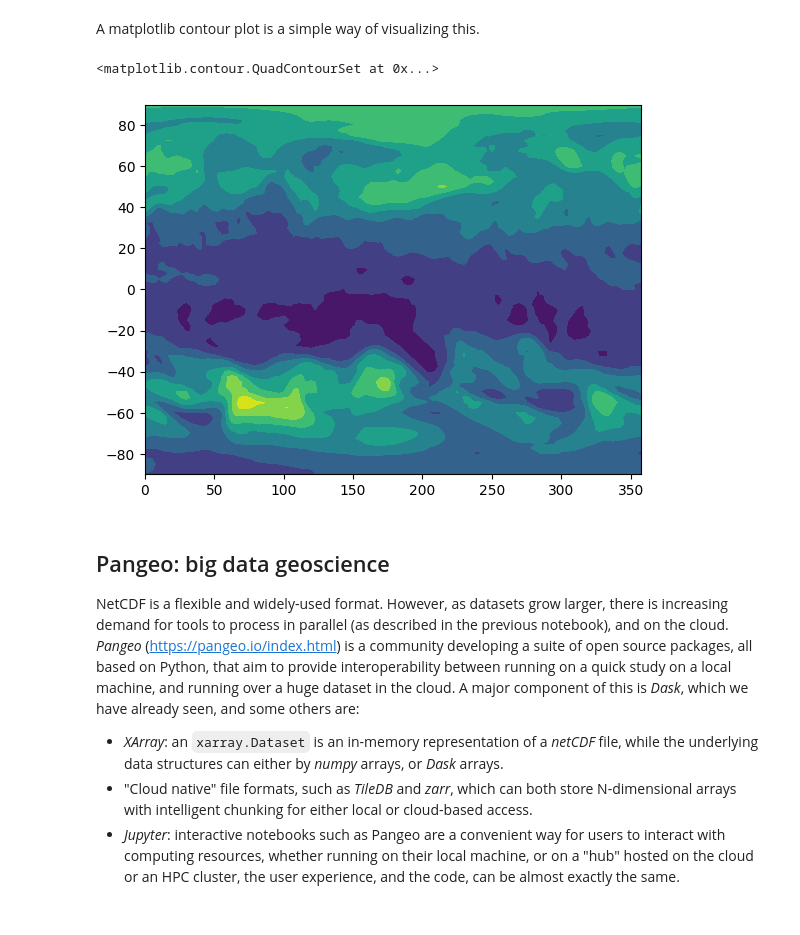
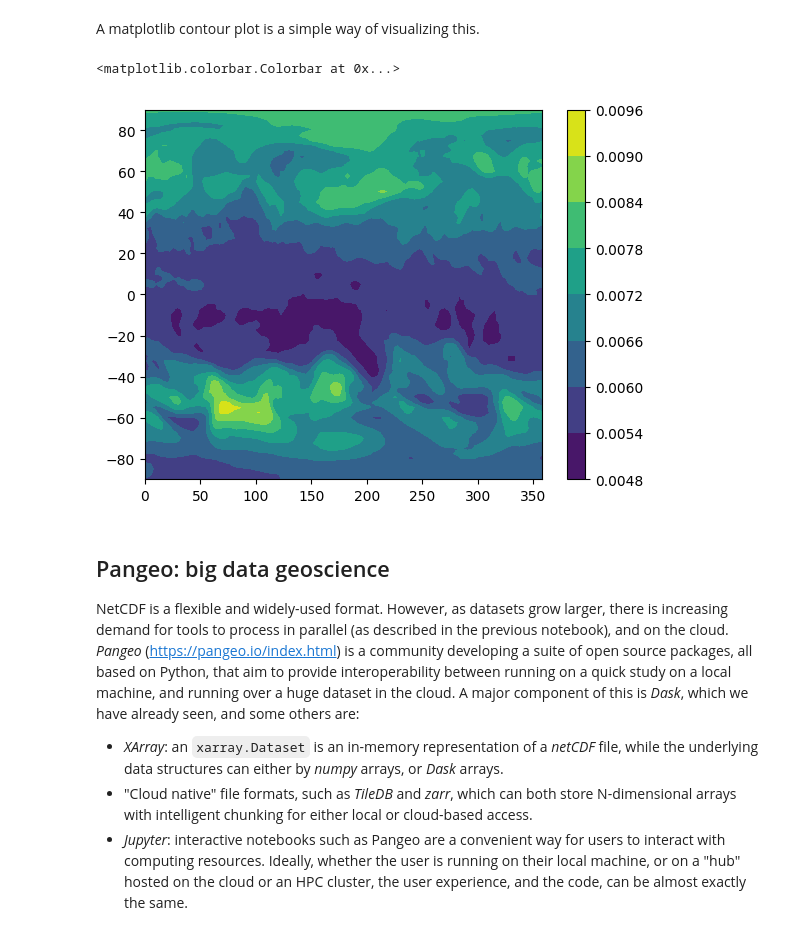
Before and after one commit to alan-turing-institute/rse-course, a Jupyter notebook: module10_scientific_file_formats/10_06_geospatial_data.ipynb, the cells around one changed output. Cells and saved outputs as stored; diff of their text form; code cells hidden in the pictures.

Commit message:
add colourbar to contour plot, and improve sentence about jupyter in Pangeo

```diff
--- a/module10_scientific_file_formats/10_06_geospatial_data.ipynb
+++ b/module10_scientific_file_formats/10_06_geospatial_data.ipynb
@@ -70,12 +66,13 @@ A matplotlib contour plot is a simple way of visualizing this.
 # %%
 import matplotlib.pyplot as plt
 import numpy as np
 
 x, y = np.meshgrid(lons, lats)
 plt.contourf(x, y, tco3)
+plt.colorbar()
 # %% [output]
-<matplotlib.contour.QuadContourSet at 0x...>
+<matplotlib.colorbar.Colorbar at 0x...>
-[figure, old version]
+[figure, new version]
 # %% [markdown]
 ## Pangeo: big data geoscience
 
@@ -85,4 +82,4 @@ _Pangeo_ (https://pangeo.io/index.html) is a community developing a suite of ope
 A major component of this is _Dask_, which we have already seen, and some others are:
 - _XArray_: an `xarray.Dataset` is an in-memory representation of a _netCDF_ file, while the underlying data structures can either by _numpy_ arrays, or _Dask_ arrays.
 - "Cloud native" file formats, such as _TileDB_ and _zarr_, which can both store N-dimensional arrays with intelligent chunking for either local or cloud-based access.
-- _Jupyter_: interactive notebooks such as Pangeo are a convenient way for users to interact with computing resources, whether running on their local machine, or on a "hub" hosted on the cloud or an HPC cluster, the user experience, and the code, can be almost exactly the same.
+- _Jupyter_: interactive notebooks such as Pangeo are a convenient way for users to interact with computing resources. Ideally, whether the user is running on their local machine, or on a "hub" hosted on the cloud or an HPC cluster, the user experience, and the code, can be almost exactly the same.
```
Also changed, not shown: parts of 1 cell of this notebook.
